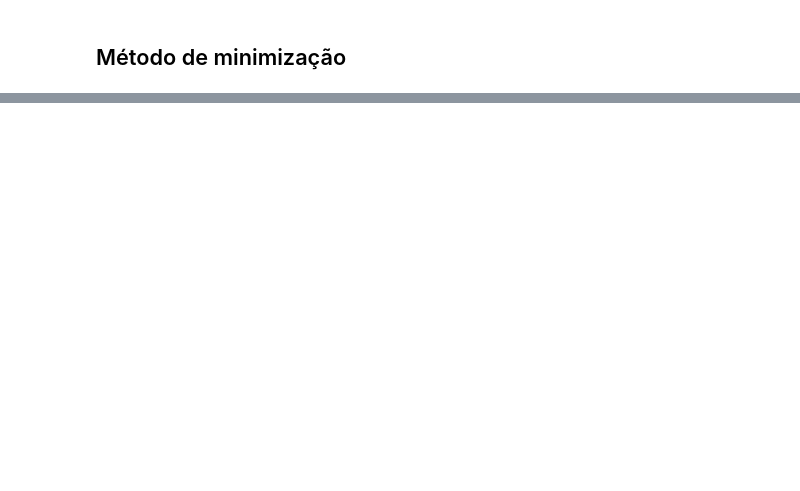
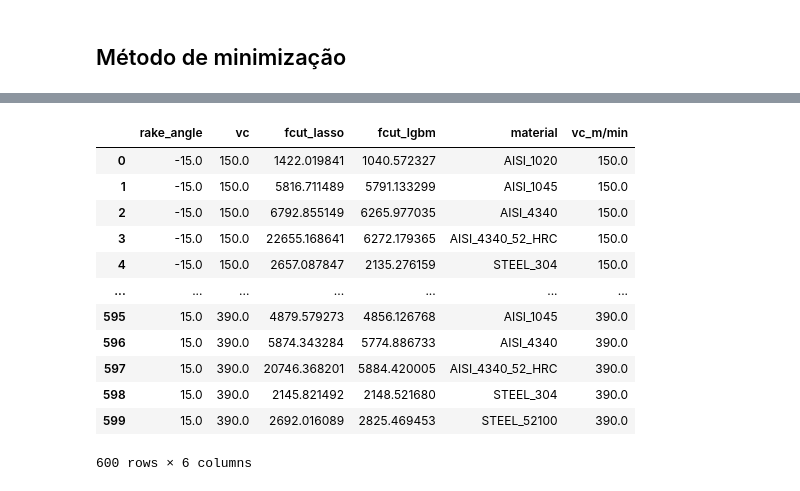
Before and after one commit to igorhfreitas/dissertacao, a Jupyter notebook: Modeling/gradient_optimization_upon_ML.ipynb, the cells around one changed output, grey strips where cells are left out. Saved outputs shown, nothing was run; the diff lists cells and outputs as text; code cells hidden in the pictures; blank space fills up the shorter version.

```diff
--- a/Modeling/gradient_optimization_upon_ML.ipynb
+++ b/Modeling/gradient_optimization_upon_ML.ipynb
@@ -248,0 +359,16 @@ results
+# %%
+results
+# %% [output]
+|  | rake_angle | vc | fcut_lasso | fcut_lgbm | material | vc_m/min |
+| 0 | -15.0 | 150.0 | 1422.019841 | 1040.572327 | AISI_1020 | 150.0 |
+| 1 | -15.0 | 150.0 | 5816.711489 | 5791.133299 | AISI_1045 | 150.0 |
+| 2 | -15.0 | 150.0 | 6792.855149 | 6265.977035 | AISI_4340 | 150.0 |
+| 3 | -15.0 | 150.0 | 22655.168641 | 6272.179365 | AISI_4340_52_HRC | 150.0 |
+| 4 | -15.0 | 150.0 | 2657.087847 | 2135.276159 | STEEL_304 | 150.0 |
+| ... | ... | ... | ... | ... | ... | ... |
+| 595 | 15.0 | 390.0 | 4879.579273 | 4856.126768 | AISI_1045 | 390.0 |
+| 596 | 15.0 | 390.0 | 5874.343284 | 5774.886733 | AISI_4340 | 390.0 |
+| 597 | 15.0 | 390.0 | 20746.368201 | 5884.420005 | AISI_4340_52_HRC | 390.0 |
+| 598 | 15.0 | 390.0 | 2145.821492 | 2148.521680 | STEEL_304 | 390.0 |
+| 599 | 15.0 | 390.0 | 2692.016089 | 2825.469453 | STEEL_52100 | 390.0 |
+600 rows × 6 columns
```
Also changed, not shown: parts of 21 cells of this notebook.
